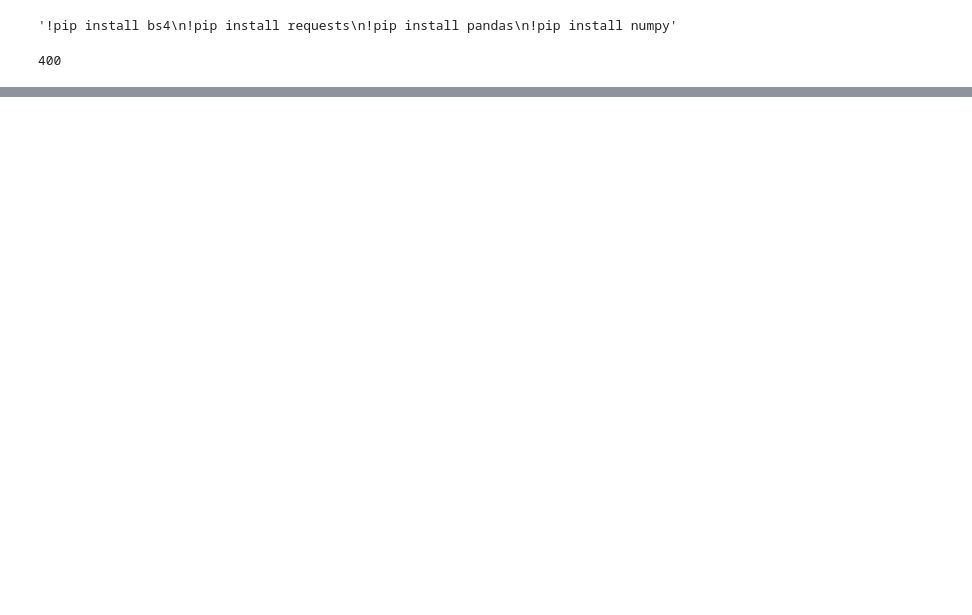
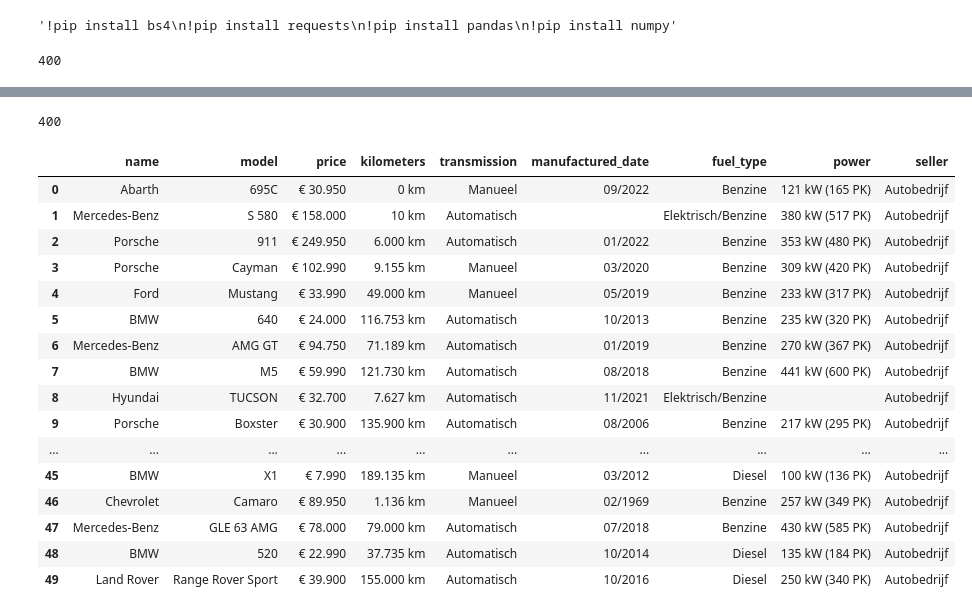
Before and after one commit to wa-le/autoscout24-webscrape-EDA, a Jupyter notebook: autoscout24_scrape.ipynb, the cells around one changed output, grey strips where cells are left out. Cells and saved outputs as stored; diff of their text form; code cells hidden in the pictures; blank space fills up the shorter version.

```diff
--- a/autoscout24_scrape.ipynb
+++ b/autoscout24_scrape.ipynb
@@ -87,0 +130,66 @@ print(basic_data_value)
+# %%
+first_data = {
+    "name": [],
+    "model": [],
+    "price": [],
+    "kilometers": [],
+    "transmission": [],
+    "manufactured_date": [],
+    "fuel_type": [],
+    "power": [],
+    "seller": []
+}
+# %%
+# scrape data from each url
+for url in all_url:
+  webpage = requests.get(f"https://www.autoscout24.be{url}", headers=HEADERS)
+  soup = BeautifulSoup(webpage.content, "html.parser")
+
+  first_data['name'].append(get_name(soup))
+
+  first_data['model'].append(get_model(soup))
+
+  first_data['price'].append(get_price(soup))
+
+  first_data['kilometers'].append(get_kilometers(soup))
+
+  first_data['transmission'].append(get_transmission(soup))
+
+  first_data['manufactured_date'].append(get_manufactured_date(soup))
+
+  first_data['fuel_type'].append(get_fuel_type(soup))
+
+  first_data['power'].append(get_power(soup))
+
+  first_data['seller'].append(get_seller(soup))
+# %%
+len(first_data['fuel_type'])
+# %% [output]
+400
+# %%
+# creatre a dataframe using the 'first_data' dict
+autoscout24_df = pd.DataFrame.from_dict(first_data)
+# %%
+autoscout24_df['kilometers'].replace('-', '', inplace=True)
+autoscout24_df['manufactured_date'].replace('-', '', inplace=True)
+autoscout24_df['fuel_type'].replace('-', '', inplace=True)
+# %%
+autoscout24_df.head(50)
+# %% [output]
+|  | name | model | price | kilometers | transmission | manufactured_date | fuel_type | power | seller |
+| 0 | Abarth | 695C | € 30.950 | 0 km | Manueel | 09/2022 | Benzine | 121 kW (165 PK) | Autobedrijf |
+| 1 | Mercedes-Benz | S 580 | € 158.000 | 10 km | Automatisch |  | Elektrisch/Benzine | 380 kW (517 PK) | Autobedrijf |
+| 2 | Porsche | 911 | € 249.950 | 6.000 km | Automatisch | 01/2022 | Benzine | 353 kW (480 PK) | Autobedrijf |
+| 3 | Porsche | Cayman | € 102.990 | 9.155 km | Manueel | 03/2020 | Benzine | 309 kW (420 PK) | Autobedrijf |
+| 4 | Ford | Mustang | € 33.990 | 49.000 km | Manueel | 05/2019 | Benzine | 233 kW (317 PK) | Autobedrijf |
+| 5 | BMW | 640 | € 24.000 | 116.753 km | Automatisch | 10/2013 | Benzine | 235 kW (320 PK) | Autobedrijf |
+| 6 | Mercedes-Benz | AMG GT | € 94.750 | 71.189 km | Automatisch | 01/2019 | Benzine | 270 kW (367 PK) | Autobedrijf |
+| 7 | BMW | M5 | € 59.990 | 121.730 km | Automatisch | 08/2018 | Benzine | 441 kW (600 PK) | Autobedrijf |
+| 8 | Hyundai | TUCSON | € 32.700 | 7.627 km | Automatisch | 11/2021 | Elektrisch/Benzine |  | Autobedrijf |
+| 9 | Porsche | Boxster | € 30.900 | 135.900 km | Automatisch | 08/2006 | Benzine | 217 kW (295 PK) | Autobedrijf |
+| ... | ... | ... | ... | ... | ... | ... | ... | ... | ... |
+| 45 | BMW | X1 | € 7.990 | 189.135 km | Manueel | 03/2012 | Diesel | 100 kW (136 PK) | Autobedrijf |
+| 46 | Chevrolet | Camaro | € 89.950 | 1.136 km | Manueel | 02/1969 | Benzine | 257 kW (349 PK) | Autobedrijf |
+| 47 | Mercedes-Benz | GLE 63 AMG | € 78.000 | 79.000 km | Automatisch | 07/2018 | Benzine | 430 kW (585 PK) | Autobedrijf |
+| 48 | BMW | 520 | € 22.990 | 37.735 km | Automatisch | 10/2014 | Diesel | 135 kW (184 PK) | Autobedrijf |
+| 49 | Land Rover | Range Rover Sport | € 39.900 | 155.000 km | Automatisch | 10/2016 | Diesel | 250 kW (340 PK) | Autobedrijf |
```
Also changed, not shown: parts of 8 cells of this notebook.
